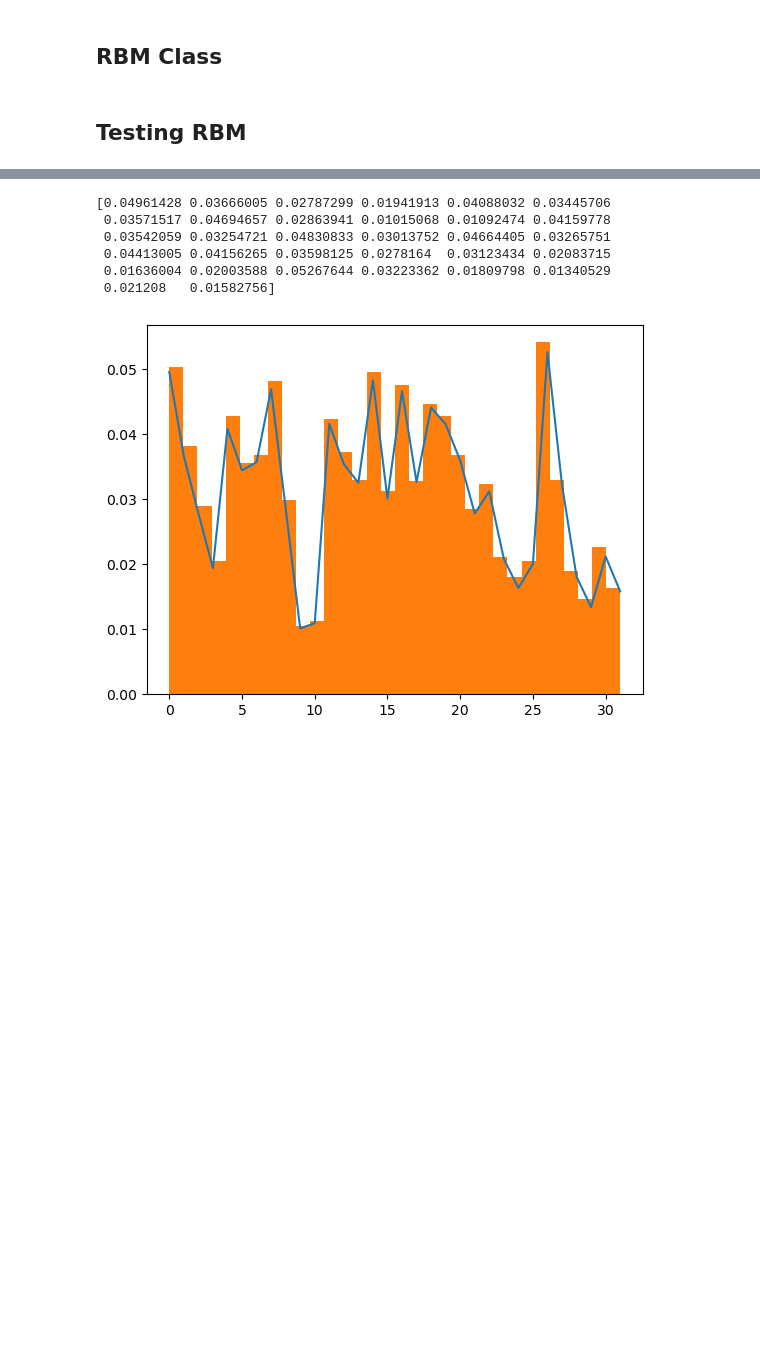
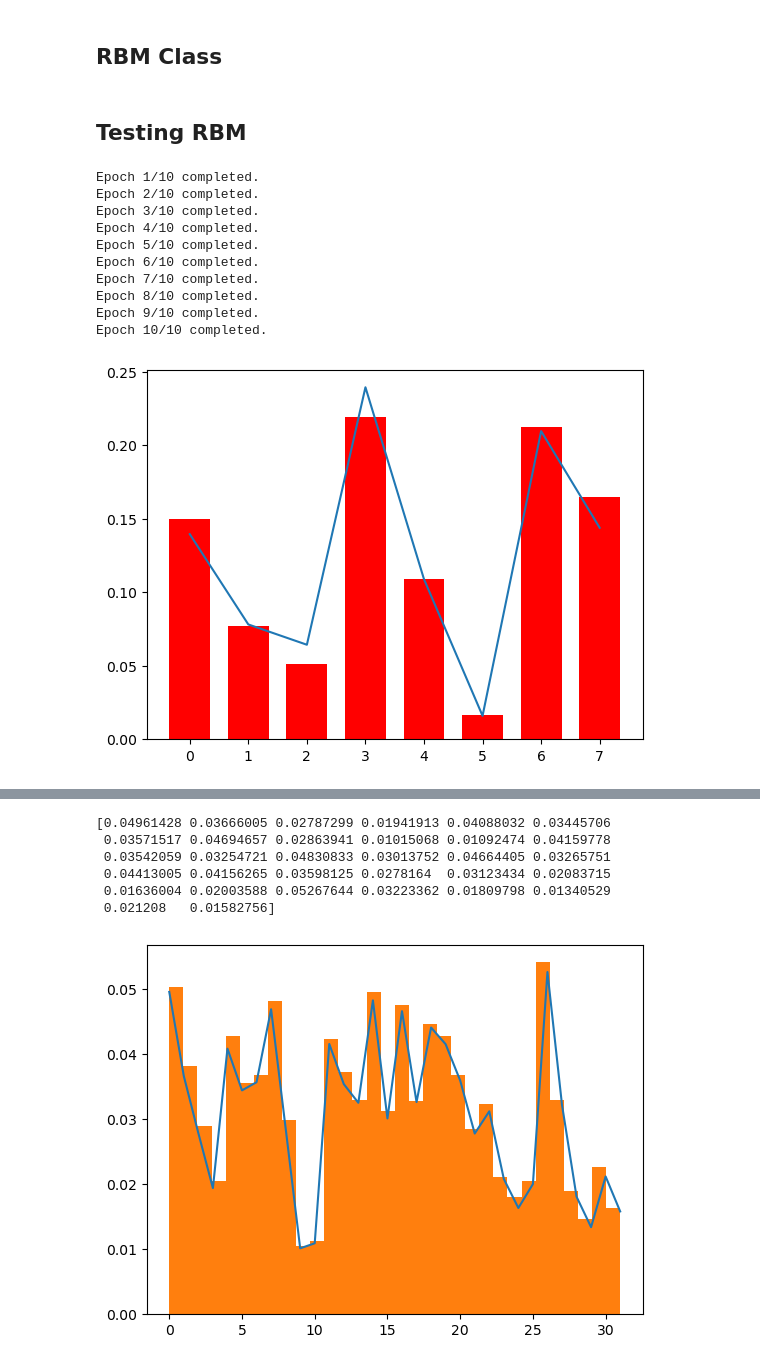
Before and after one commit to Max-Winga/Historic-ML-Techniques, a Jupyter notebook: Restricted Boltzmann Machines.ipynb, the cells around one changed output, grey strips where cells are left out. Drawn from its saved outputs; the diff is of its cells as text; code cells hidden in the pictures; blank space fills up the shorter version.

Commit message:
RBM training functional with assistance from ChatGPT

```diff
--- a/Restricted Boltzmann Machines.ipynb
+++ b/Restricted Boltzmann Machines.ipynb
@@ -142,2 +205,33 @@ class RBM():
 # %% [markdown]
 ## Testing RBM
+# %%
+# Generate random target distribution
+dist = np.random.ranf(2**3)
+dist = dist / np.sum(dist)
+
+# Generate training samples based on the target distribution
+samples = np.random.choice(range(2**3), p=dist, size=100000)
+
+# Convert integers to binary vectors
+samples_binary = np.array([[(1 if digit=='1' else -1) for digit in format(num, f'0{3}b')] for num in samples])
+
+# Initialize the RBM with Glorot-initialized weights
+testing = RBM(Nv=3, Nh=8)
+
+# Train the RBM using the train_GPT function
+testing.train_GPT(samples_binary, epochs=10, lr=0.1, k=1, M=64)
+
+# Plot the learned distribution vs the target distribution
+testing.plot_vs_dist(n=10000, dist=dist)
+# %% [output]
+Epoch 1/10 completed.
+Epoch 2/10 completed.
+Epoch 3/10 completed.
+Epoch 4/10 completed.
+Epoch 5/10 completed.
+Epoch 6/10 completed.
+Epoch 7/10 completed.
+Epoch 8/10 completed.
+Epoch 9/10 completed.
+Epoch 10/10 completed.
+[figure, added]
```
Also changed, not shown: parts of 2 cells of this notebook.
